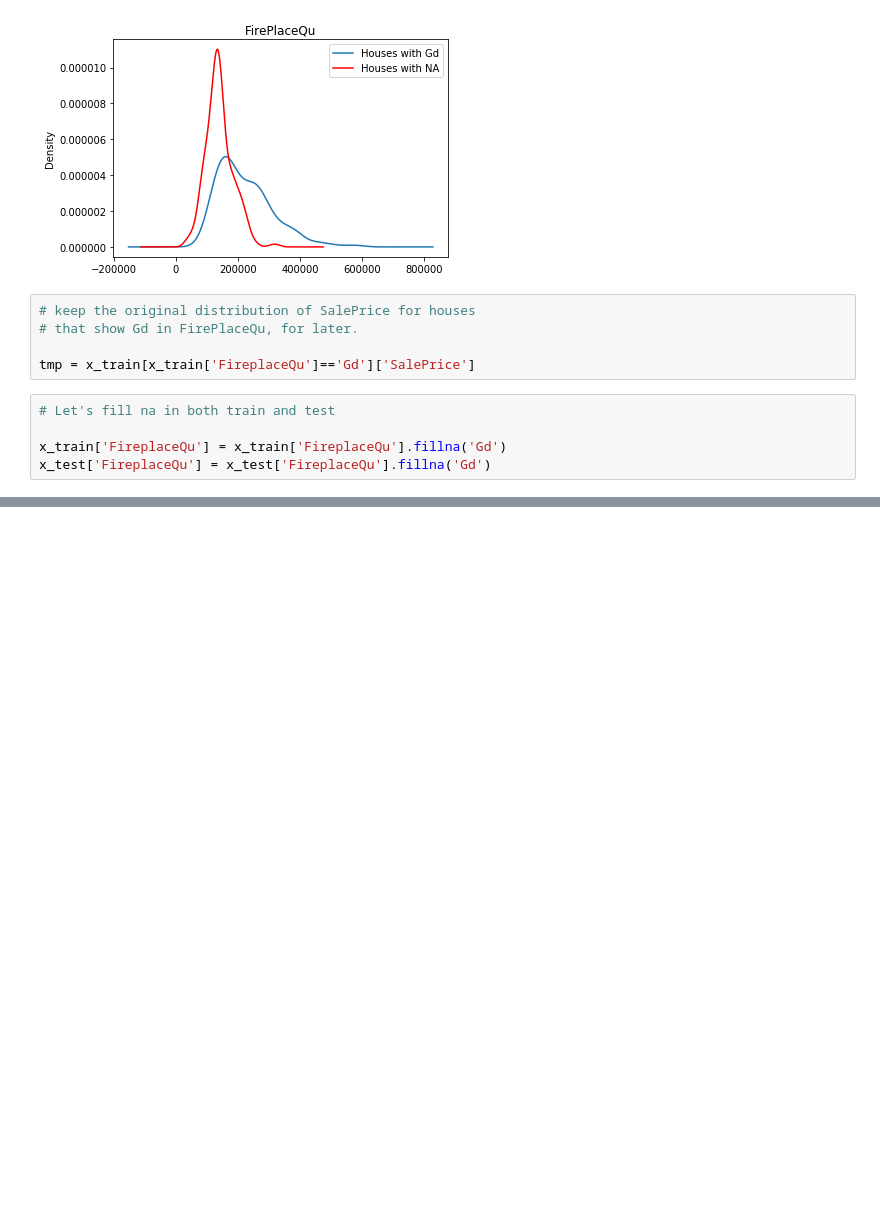
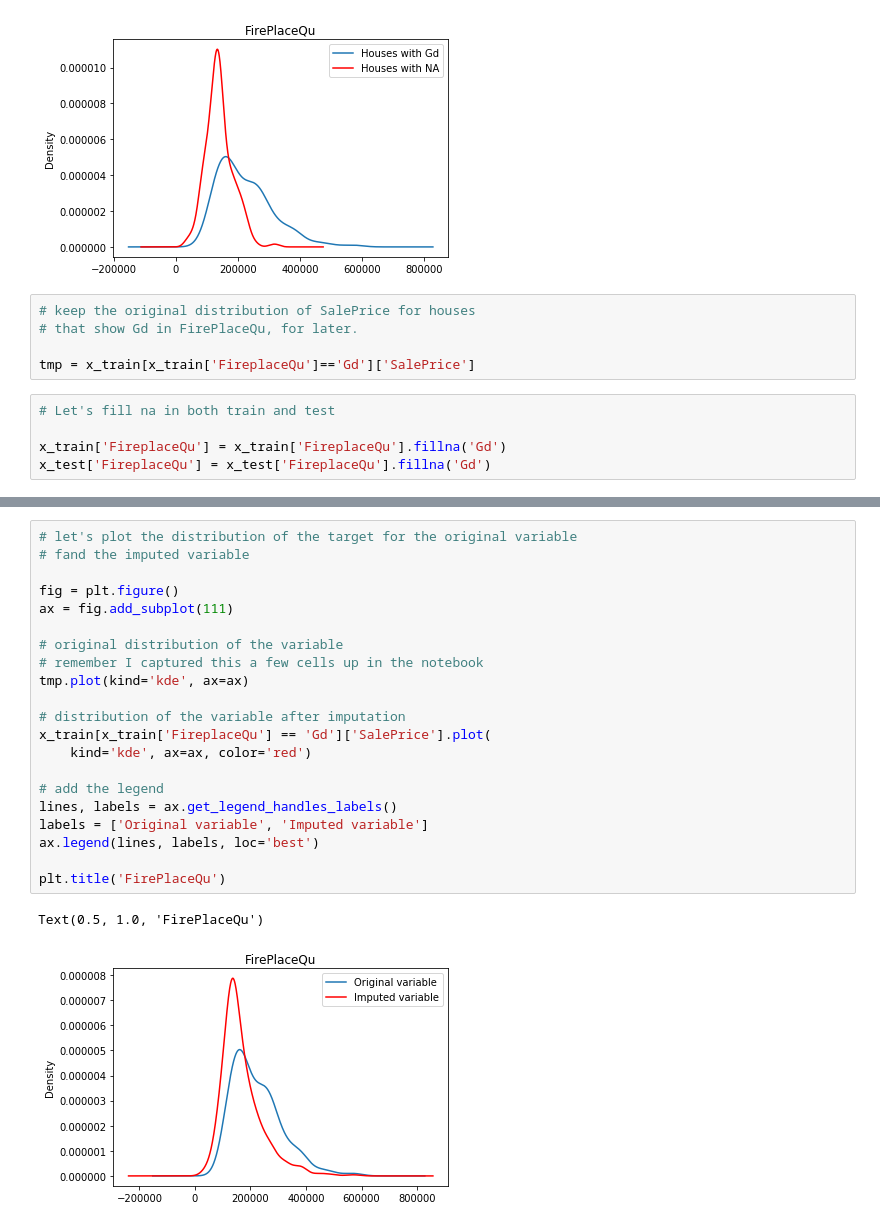
Before and after one commit to KarthikKothareddy/FeatureEngineering, a Jupyter notebook: Missing_Data_Imputation_2.ipynb, the cells around one changed output, grey strips where cells are left out. Cells and saved outputs as stored; diff of their text form; blank space fills up the shorter version.

```diff
--- a/Missing_Data_Imputation_2.ipynb
+++ b/Missing_Data_Imputation_2.ipynb
@@ -213,0 +217,24 @@ plt.ylabel('Number of houses')
+# %%
+# let's plot the distribution of the target for the original variable
+# fand the imputed variable
+
+fig = plt.figure()
+ax = fig.add_subplot(111)
+
+# original distribution of the variable
+# remember I captured this a few cells up in the notebook
+tmp.plot(kind='kde', ax=ax)
+
+# distribution of the variable after imputation
+x_train[x_train['FireplaceQu'] == 'Gd']['SalePrice'].plot(
+    kind='kde', ax=ax, color='red')
+
+# add the legend
+lines, labels = ax.get_legend_handles_labels()
+labels = ['Original variable', 'Imputed variable']
+ax.legend(lines, labels, loc='best')
+
+plt.title('FirePlaceQu')
+# %% [output]
+Text(0.5, 1.0, 'FirePlaceQu')
+[figure, added]
```
Also changed, not shown: parts of 11 cells of this notebook.
